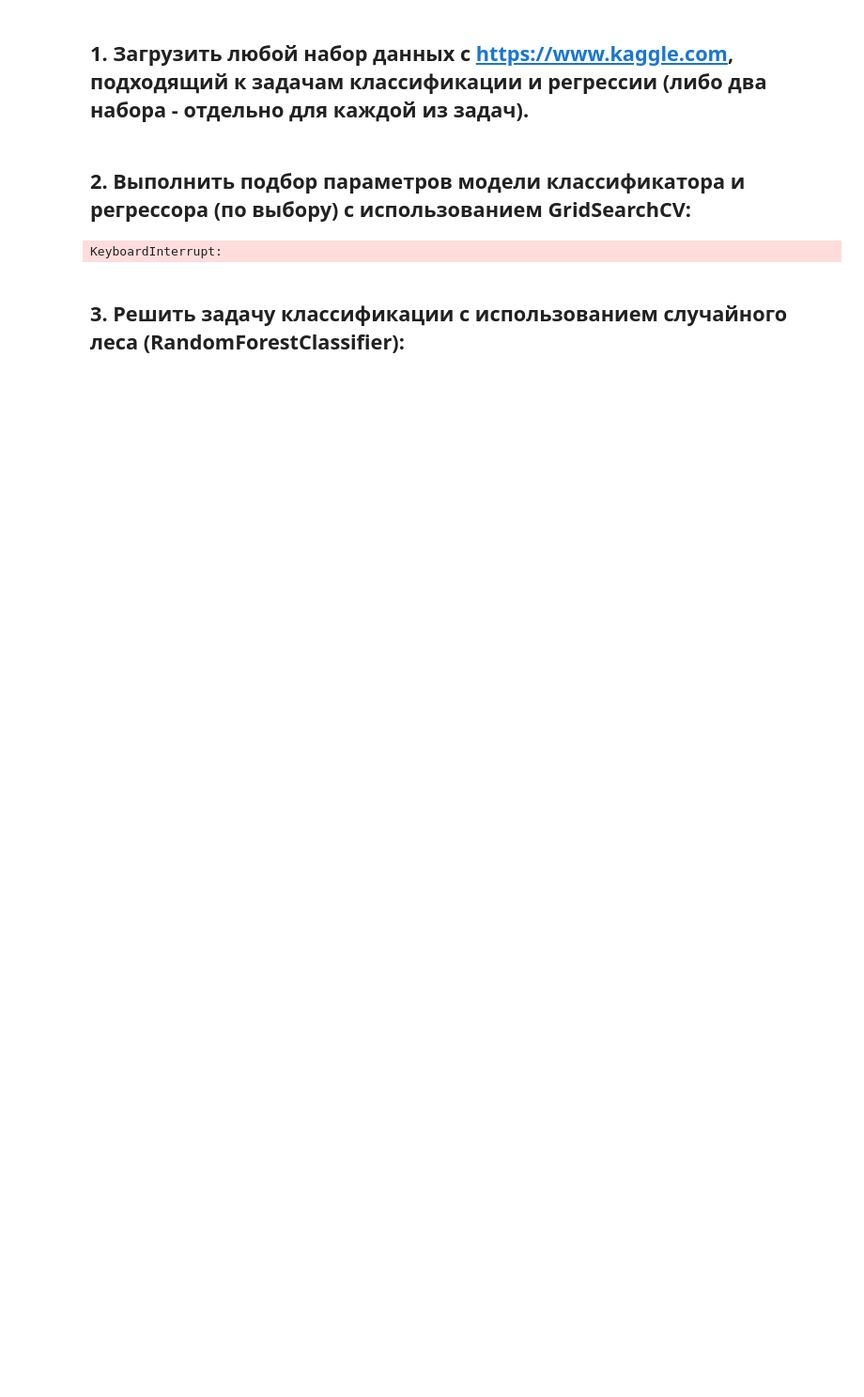
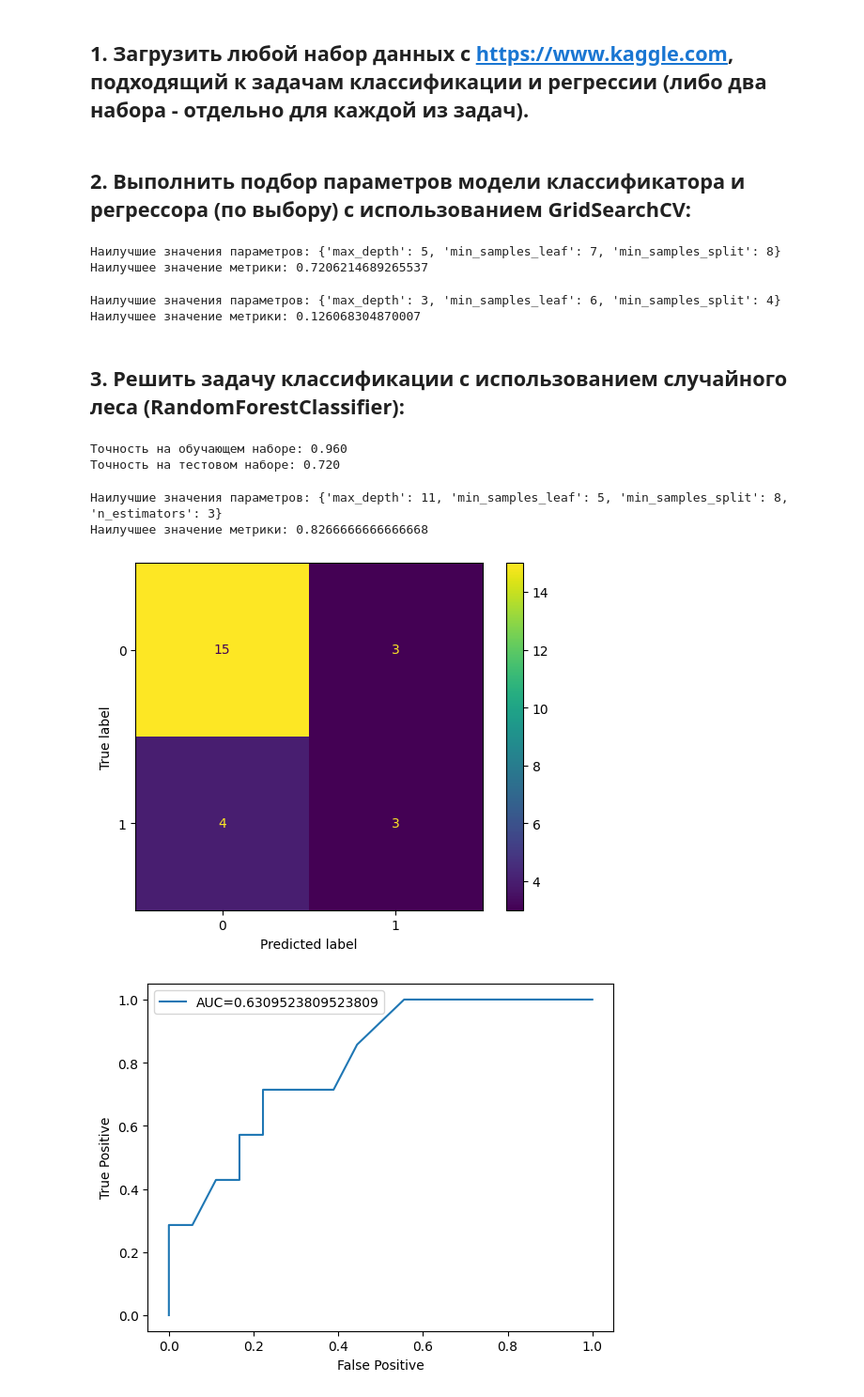
Before and after one commit to MortalZorchik/ML-homeworks, a Jupyter notebook: lab6/lab6.ipynb, the cells around one changed output. Shown: that part at 94% size. Saved outputs shown, nothing was run; the diff lists cells and outputs as text; code cells hidden in the pictures; blank space fills up the shorter version.

```diff
--- a/lab6/lab6.ipynb
+++ b/lab6/lab6.ipynb
@@ -3,9 +3,7 @@
 # %%
 import pandas as pd
 import numpy as np
-df = pd.read_csv('diabetes_prediction_dataset.csv')
-df['gender'].replace(['Female','Male', 'Other'],[0,1, np.nan],inplace=True)
-df.drop(columns=['smoking_history'],inplace=True)
+df = pd.read_csv('dfHCU.csv')[:2000]
 df.dropna(inplace=True)
 vMin = df.min( axis = 0 )
 x = (df - vMin) / (df.max( axis = 0 ) - vMin)
@@ -33,7 +31,8 @@ grid.fit(X, Y)
 print(f"Наилучшие значения параметров: {grid.best_params_}")
 print(f"Наилучшее значение метрики: {grid.best_score_}")
 # %% [output]
-KeyboardInterrupt:
+Наилучшие значения параметров: {'max_depth': 5, 'min_samples_leaf': 7, 'min_samples_split': 8}
+Наилучшее значение метрики: 0.7206214689265537
 # %%
 #2. Выбрать какую-нибудь модель регрессора (KNeighborsRegressor, DecisionTreeRegressor, LinearReegresion, ...):
 from sklearn.tree import DecisionTreeRegressor
@@ -51,6 +50,9 @@ grid.fit(X, Y)
 #    2.3. Вывести наилучшие найденные значения параметров и соответствующую метрику качества классификации
 print(f"Наилучшие значения параметров: {grid.best_params_}")
 print(f"Наилучшее значение метрики: {grid.best_score_}")
+# %% [output]
+Наилучшие значения параметров: {'max_depth': 3, 'min_samples_leaf': 6, 'min_samples_split': 4}
+Наилучшее значение метрики: 0.126068304870007
 # %% [markdown]
 ## **3. Решить задачу классификации с использованием случайного леса (RandomForestClassifier):**
 # %%
@@ -66,6 +68,9 @@ forest.fit(X_train, y_train)
 
 print("Точность на обучающем наборе: {:.3f}".format(forest.score(X_train, y_train)))
 print("Точность на тестовом наборе: {:.3f}".format(forest.score(X_test, y_test)))
+# %% [output]
+Точность на обучающем наборе: 0.960
+Точность на тестовом наборе: 0.720
 # %%
 params = {  "n_estimators": range(3,20),
             'max_depth': range (2, 20, 1),
@@ -77,19 +82,27 @@ gridRf.fit(X_train, y_train)
 
 print(f"Наилучшие значения параметров: {gridRf.best_params_}")
 print(f"Наилучшее значение метрики: {gridRf.best_score_}")
+# %% [output]
+Наилучшие значения параметров: {'max_depth': 11, 'min_samples_leaf': 5, 'min_samples_split': 8, 'n_estimators': 3}
+Наилучшее значение метрики: 0.8266666666666668
 # %%
 #2. С полученными параметрами вычислить метрики качества классификации (Confusion Matrix, ROC + AUC)
 import matplotlib.pyplot as plt
-y_test_predict = nb.predict(X_test)
+y_test_predict = gridRf.predict(X_test)
+y_test_prob = gridRf.predict_proba(X_test)[:,-1]
+
 confMatr = confusion_matrix(y_test, y_test_predict)
 cmPlt = ConfusionMatrixDisplay(confusion_matrix = confMatr)
 cmPlt.plot()
 plt.show()
 
 auc = roc_auc_score( y_test, y_test_predict )
 fpr, tpr, thresholds = roc_curve(y_test, y_test_prob)
 plt.plot(fpr, tpr, label = "AUC=" + str(auc))
 plt.xlabel("False Positive")
 plt.ylabel("True Positive")
 plt.legend()
 plt.show()
+# %% [output]
+[figure, added]
+[figure, added]
```
Also changed, not shown: parts of 7 cells of this notebook.
